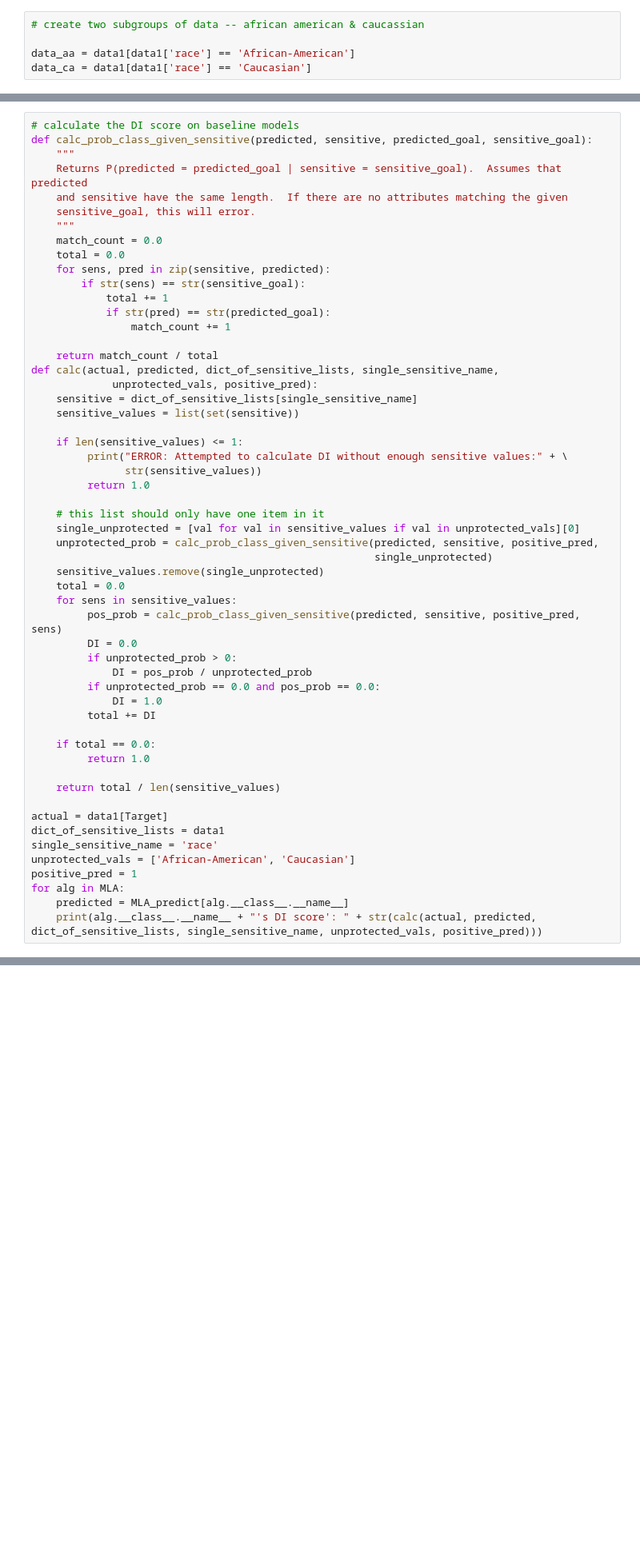
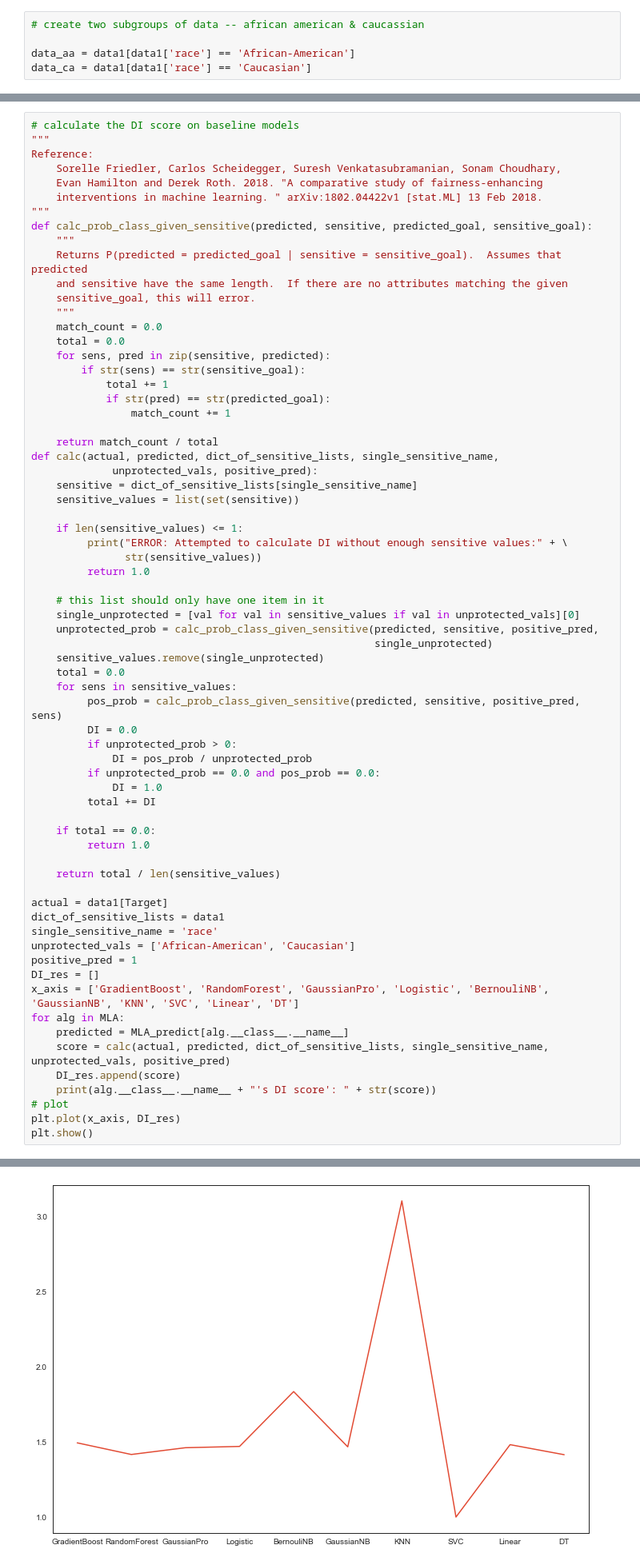
Before and after one commit to yunyub-1664303/MachineLearning_bias_analysis, a Jupyter notebook: baisc_model_train.ipynb, the cells around one changed output, grey strips where cells are left out. Shown at 80% size. Saved outputs shown, nothing was run; the diff lists cells and outputs as text; blank space fills up the shorter version.

```diff
--- a/baisc_model_train.ipynb
+++ b/baisc_model_train.ipynb
@@ -659,6 +648,12 @@ for alg in MLA:
 ... (8 outputs left out)
 # %%
 # calculate the DI score on baseline models
+"""
+Reference:
+    Sorelle Friedler, Carlos Scheidegger, Suresh Venkatasubramanian, Sonam Choudhary,
+    Evan Hamilton and Derek Roth. 2018. "A comparative study of fairness-enhancing
+    interventions in machine learning. " arXiv:1802.04422v1 [stat.ML] 13 Feb 2018.
+"""
 def calc_prob_class_given_sensitive(predicted, sensitive, predicted_goal, sensitive_goal):
     """
     Returns P(predicted = predicted_goal | sensitive = sensitive_goal).  Assumes that predicted
@@ -709,7 +704,14 @@ dict_of_sensitive_lists = data1
 single_sensitive_name = 'race'
 unprotected_vals = ['African-American', 'Caucasian']
 positive_pred = 1
+DI_res = []
+x_axis = ['GradientBoost', 'RandomForest', 'GaussianPro', 'Logistic', 'BernouliNB', 'GaussianNB', 'KNN', 'SVC', 'Linear', 'DT']
 for alg in MLA:
     predicted = MLA_predict[alg.__class__.__name__]
-    print(alg.__class__.__name__ + "'s DI score': " + str(calc(actual, predicted, dict_of_sensitive_lists, single_sensitive_name, unprotected_vals, positive_pred)))
+    score = calc(actual, predicted, dict_of_sensitive_lists, single_sensitive_name, unprotected_vals, positive_pred)
+    DI_res.append(score)
+    print(alg.__class__.__name__ + "'s DI score': " + str(score))
+# plot
+plt.plot(x_axis, DI_res)
+plt.show()
 # %% [output]
@@ -725,0 +728 @@ DecisionTreeClassifier's DI score': 0.7564243999968756
+[figure, added]
```
Also changed, not shown: parts of 16 cells of this notebook.
